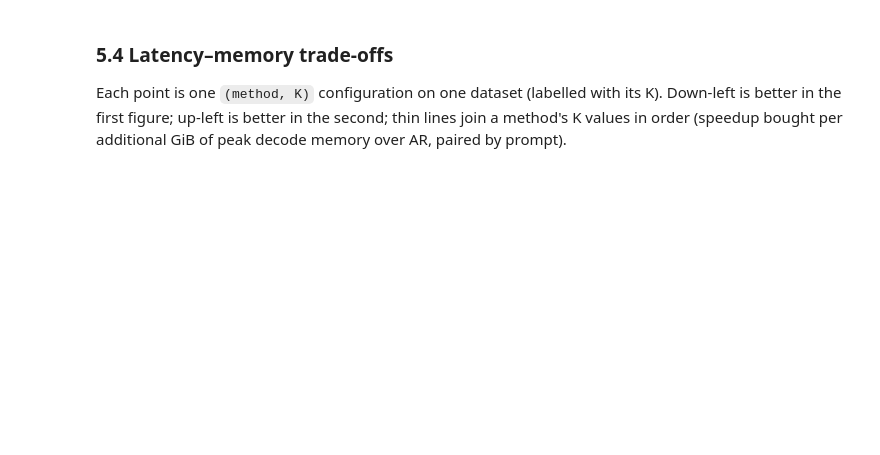
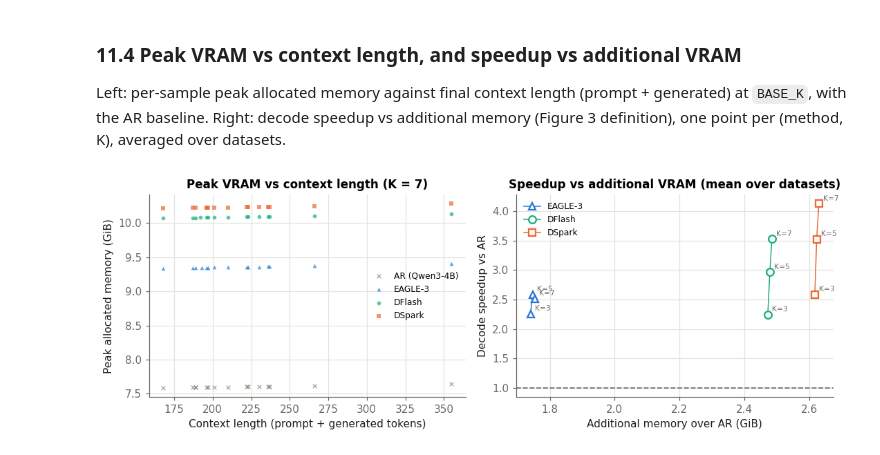
Before and after one commit to ArtemShamro/DeepSpec, a Jupyter notebook: experiments/notebooks/report.ipynb, the cells around one changed output. Cells and saved outputs as stored; diff of their text form; code cells hidden in the pictures; blank space fills up the shorter version.

```diff
--- a/experiments/notebooks/report.ipynb
+++ b/experiments/notebooks/report.ipynb
@@ -759,49 +1081,41 @@ display(slope_table)
 # %% [markdown]
-### 5.4 Latency–memory trade-offs
+### 11.4 Peak VRAM vs context length, and speedup vs additional VRAM
 
-Each point is one `(method, K)` configuration on one dataset (labelled with its K). Down-left is
-better in the first figure; up-left is better in the second; thin lines join a method's K values in
-order (speedup bought per additional GiB of
-peak decode memory over AR, paired by prompt).
+Left: per-sample peak allocated memory against final context length (prompt + generated) at `BASE_K`, with the AR
+baseline. Right: decode speedup vs additional memory (Figure 3 definition), one point per (method, K), averaged over
+datasets.
 # %%
-def tradeoff(xname, yname, xlabel, ylabel, title, fname, *, ar_point=True, hline=None):
-    fig, axes = panels(len(DATASETS_ALL), height=3.6)
-    for ax, dataset in zip(axes, DATASETS_ALL):
-        if hline is not None:
-            ax.axhline(hline, color=AR_COLOR, ls="--", lw=1.2)
-        if ar_point and HAS_AR:
-            x, y = get("ar", dataset, 0, xname), get("ar", dataset, 0, yname)
-            ax.scatter([x], [y], s=60, color=AR_COLOR, marker="o", edgecolors="#fcfcfb", linewidths=2,
-                       label=LABELS["ar"], zorder=3)
-        for m in SPEC_METHODS:
-            st = STYLE[m]
-            xs = np.array([get(m, dataset, k, xname) for k in KS], float)
-            ys = np.array([get(m, dataset, k, yname) for k in KS], float)
-            lo = np.array([get(m, dataset, k, yname, "lo") for k in KS], float)
-            hi = np.array([get(m, dataset, k, yname, "hi") for k in KS], float)
-            ax.plot(xs, ys, color=st["color"], lw=1, alpha=0.6, zorder=2)  # joins K values in order
-            ax.errorbar(xs, ys, yerr=np.nan_to_num(np.vstack([ys - lo, hi - ys])), fmt="none", ecolor=st["color"],
-                        elinewidth=1, capsize=2, alpha=0.7)
-            ax.scatter(xs, ys, s=60, color=st["color"], marker=st["marker"], edgecolors="#fcfcfb", linewidths=2,
-                       label=st["label"], zorder=3)
-            for k, x, y in zip(KS, xs, ys):
-                if np.isfinite(x) and np.isfinite(y):
-                    ax.annotate(f"K{k}", (x, y), xytext=(5, 3), textcoords="offset points", fontsize=7.5,
-                                color="#52514e")
-        ax.set_title(dataset)
-        ax.set_xlabel(xlabel)
-        ax.margins(x=0.15, y=0.12)
-    axes[0].set_ylabel(ylabel)
-    handles, labels = axes[0].get_legend_handles_labels()
-    fig.legend(handles, labels, loc="outside upper right", ncol=len(labels))
-    fig.suptitle(title, x=0.01, ha="left", fontweight="bold")
-    save_fig(fig, fname)
-    plt.show()
+fig, axes = plt.subplots(1, 2, figsize=(10, 3.6))
+ax = axes[0]
+for m in ([AR_METHOD] if HAS_AR else []) + MS:
+    sub = samples[(samples["method"] == m) & (samples["k"] == (0 if m == AR_METHOD else BASE_K))]
+    if len(sub):
+        ax.scatter(sub["context_len"], sub["peak_bytes"] / GIB, s=14, alpha=0.7, color=STYLE[m]["color"],
+                   marker=STYLE[m]["marker"], label=name(m), linewidths=0.8 if STYLE[m]["marker"] == "x" else 0)
+ax.set_xlabel("Context length (prompt + generated tokens)")
+ax.set_ylabel("Peak allocated memory (GiB)")
+ax.set_title(f"Peak VRAM vs context length (K = {BASE_K})")
+ax.legend(fontsize=8)
 
-
-tradeoff("decode_peak_gib", "ms_per_token", "mean decode peak VRAM (GiB)", "decode ms / generated token",
-         "Decode latency vs peak VRAM", "latency_vs_vram")
-if HAS_AR:
-    tradeoff("extra_vram_gib", "speedup", "additional decode VRAM over AR (GiB)", "speedup over AR",
-             "Speedup vs additional VRAM", "speedup_vs_extra_vram", ar_point=False, hline=1)
+ax = axes[1]
+if len(MEM):
+    sp = G[G["method"].isin(MS)].groupby(["method", "k"])["speedup"].mean()
+    mm = MEM.groupby(["method", "k"])["total_gib"].mean()
+    for m in MS:
+        ks = [k for k in KS if (m, k) in sp.index and (m, k) in mm.index]
+        ax.plot([mm[(m, k)] for k in ks], [sp[(m, k)] for k in ks], **STYLE[m], ls="-", lw=1,
+                markerfacecolor="white", markeredgewidth=1.5, label=name(m))
+        for k in ks:
+            ax.annotate(f"K={k}", (mm[(m, k)], sp[(m, k)]), xytext=(4, 3), textcoords="offset points",
+                        fontsize=7, color=MUTED)
+    ax.axhline(1, color=AR_COLOR, ls="--", lw=1.2)
+    ax.set_xlabel("Additional memory over AR (GiB)")
+    ax.set_ylabel("Decode speedup vs AR")
+    ax.set_title("Speedup vs additional VRAM (mean over datasets)")
+    ax.legend(fontsize=8)
+fig.tight_layout()
+save(fig, "diag_memory_context_speedup")
+plt.show()
+# %% [output]
+[figure, added]
 # %% [markdown]
```
Also changed, not shown: parts of 52 cells of this notebook.
